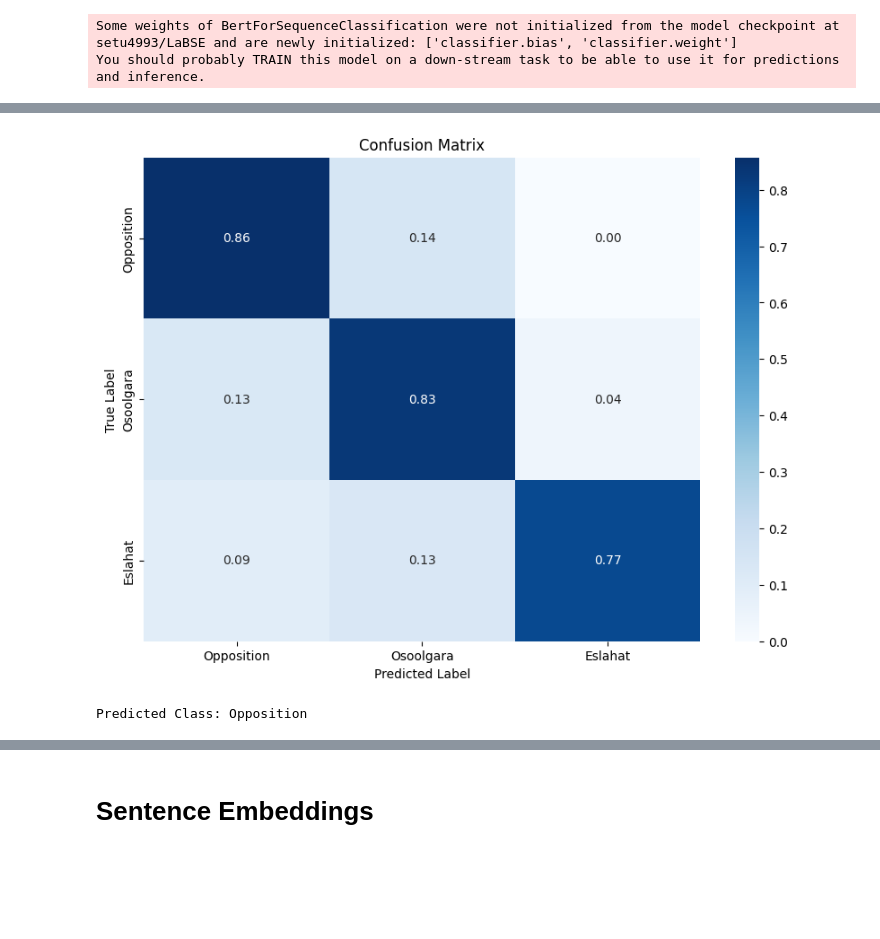
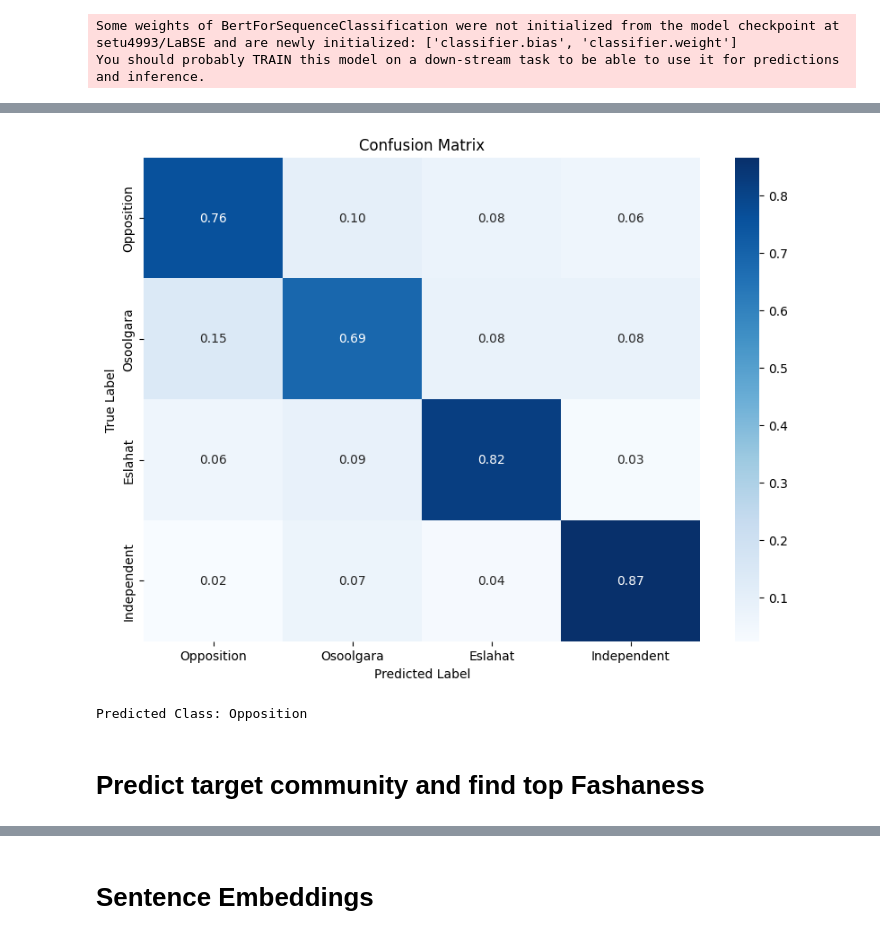
Before and after one commit to FaSha20/Finding-the-Most-Influential-Nodes-in-Social-Network, a Jupyter notebook: community_prediction.ipynb, the cells around one changed output, grey strips where cells are left out. Saved outputs shown, nothing was run; the diff lists cells and outputs as text; code cells hidden in the pictures; blank space fills up the shorter version.

```diff
--- a/community_prediction.ipynb
+++ b/community_prediction.ipynb
@@ -114,7 +119,7 @@ def get_proccesed_lists(df,sample_len):
       lbs.append(labels[i])
   return preproccessed_posts[:sample_len], lbs[:sample_len]
 # %%
-a, b = get_proccesed_lists(combined_df, 10)
+a, b = get_proccesed_lists(combined_df, 5)
 for i in range(len(a)):
   print(a[i], b[i])
 # %% [output]
@@ -370,9 +370,8 @@ class TextDataset(Dataset):
 from torch.utils.data import DataLoader
 from sklearn.model_selection import train_test_split
 
-texts, labels = get_proccesed_lists(combined_df, 1000)
+texts, labels = get_proccesed_lists(combined_df, 4000)
 
-# تقسیم داده‌ها به مجموعه‌های آموزش و ارزیابی
 train_texts, val_texts, train_labels, val_labels = train_test_split(
     texts, labels, test_size=0.2, random_state=42
 )
@@ -413,0 +420,27 @@ NameError: name 'model' is not defined
+# %%
+from transformers import Trainer, TrainingArguments
+
+# تنظیمات آموزش
+training_args = TrainingArguments(
+    output_dir='./results',            # مسیر ذخیره نتایج آموزش
+    num_train_epochs=5,                 # تعداد دوره‌های آموزش
+    per_device_train_batch_size=8,      # اندازه بچ برای آموزش
+    per_device_eval_batch_size=8,       # اندازه بچ برای ارزیابی
+    warmup_steps=500,                   # تعداد مراحل warmup
+    weight_decay=0.01,                  # ضریب کاهش وزن
+    logging_dir='./logs',               # مسیر ذخیره لاگ‌ها
+    logging_steps=10,                   # تعداد مراحل بین لاگ‌ها
+    evaluation_strategy='epoch',        # استراتژی ارزیابی
+    save_total_limit=2,                 # تعداد دفعات ذخیره مدل
+    save_steps=500                      # تعداد مراحل بین ذخیره مدل
+)
+
+trainer = Trainer(
+    model=model,
+    args=training_args,
+    train_dataset=train_dataset,
+    eval_dataset=val_dataset
+)
+
+# آموزش مدل
+trainer.train()
@@ -417,10 +459,10 @@ from sklearn.metrics import classification_report
 # پیش‌بینی با مدل
 predictions = trainer.predict(val_dataset)
 pred_labels = predictions.predictions.argmax(axis=-1)
-val_labels = [label_map[i] for i in val_labels]
+val_labels_digit = [label_map[i] for i in val_labels]
 
 # ارزیابی مدل
-print(classification_report(val_labels, pred_labels,target_names=["Opposition", "Osoolgara", "Eslahat"]))
+print(classification_report(val_labels_digit, pred_labels,target_names=["Opposition", "Osoolgara", "Eslahat","Independent"]))#
 # %% [output]
 [interactive output not drawn]
               precision    recall  f1-score   support
@@ -435,25 +478,35 @@ weighted avg       0.83      0.82      0.83       200
 # %%
 import matplotlib.pyplot as plt
 import seaborn as sns
+import numpy as np
 from sklearn.metrics import confusion_matrix
 
-class_names = ["Opposition", "Osoolgara", "Eslahat", "Independent"]
+class_names = ["Opposition", "Osoolgara", "Eslahat",  "Independent"]#,
 
-cm = confusion_matrix(val_labels, pred_labels)
+cm = confusion_matrix(val_labels_digit, pred_labels)
 cm_normalized = cm.astype('float') / cm.sum(axis=1)[:, np.newaxis]
-
+#
 plt.figure(figsize=(10, 7))
 sns.heatmap(cm_normalized, annot=True, cmap='Blues', fmt='.2f',xticklabels=class_names, yticklabels=class_names)
 plt.xlabel('Predicted Label')
 plt.ylabel('True Label')
 plt.title('Confusion Matrix')
 plt.show()
 # %% [output]
-[figure, old version]
+[figure, new version]
 # %%
 import torch
 
-def predict_category(text, model, tokenizer, device):
+label_map_reverse = {
+    0:"Opposition",
+    1:"Osoolgara",
+    2:"Eslahat",
+    3:"Independent"
+}
+
+def predict_category(text, model = model, tokenizer = tokenizer):
+
+    device = torch.device('cuda' if torch.cuda.is_available() else 'cpu')
 
     model.to(device)
     model.eval()
@@ -476,6 +529,5 @@ def predict_category(text, model, tokenizer, device):
         logits = outputs.logits
         predicted_class = logits.argmax().item()
 
-    return predicted_class
+    print(f'Predicted Class: {label_map_reverse[predicted_class]}')
+    return label_map_reverse[predicted_class]
-# %% [output]
-Predicted Class: Opposition
@@ -493,0 +534,7 @@ print(f'Predicted Class: {label_map_reverse[predicted_class]}')
+# %%
+post_opp = "رای بی رای سیرک انتخابات"
+predicted_class = predict_category(post_opp)
+# %% [output]
+Predicted Class: Opposition
+# %% [markdown]
+# Predict target community and find top Fashaness
```
Also changed, not shown: parts of 19 cells of this notebook, 1 other file.
